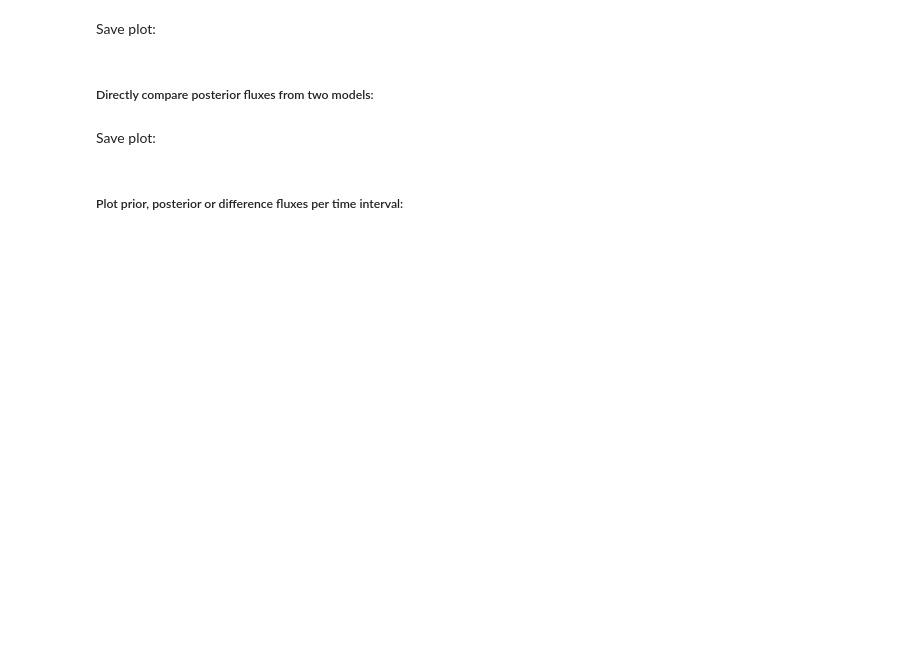
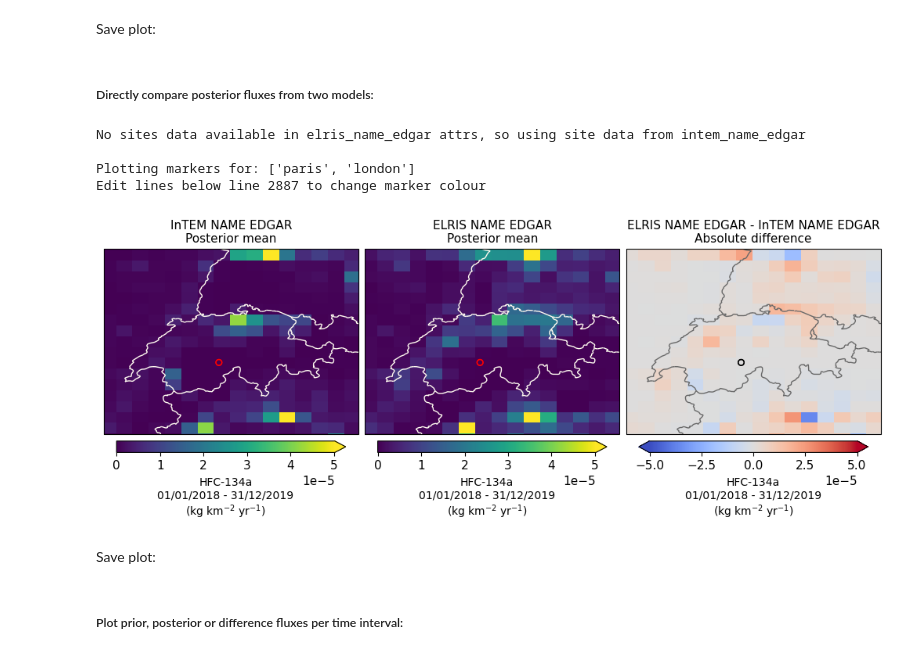
Before and after one commit to mgalkowski/fluxy-mpi-bgc, a Jupyter notebook: PARIS_inversion_results.ipynb, the cells around one changed output. Drawn from its saved outputs; the diff is of its cells as text; code cells hidden in the pictures; blank space fills up the shorter version.

```diff
--- a/PARIS_inversion_results.ipynb
+++ b/PARIS_inversion_results.ipynb
@@ -282,9 +336,16 @@ Save plot:
 # %%
 fig = func.plot_spatial_flux_comparison(ds_all_flux_scaled,species,plot_area,s_data,m_data,ppt_mode,
                                         cmap=cmap,cmap_diff=cmap_diff,c_border=c_border,
                                         period_override=period_override,
                                         plot_site_locations=plot_site_locations,
-                                        plot_point_markers=plot_point_markers)
+                                        plot_point_markers=plot_point_markers,
+                                        set_fluxlim=set_fluxlim)
+# %% [output]
+No sites data available in elris_name_edgar attrs, so using site data from intem_name_edgar
+
+Plotting markers for: ['paris', 'london']
+Edit lines below line 2887 to change marker colour
+[figure, added]
 # %% [markdown]
 Save plot:
 # %%
```
Also changed, not shown: parts of 6 cells of this notebook.
